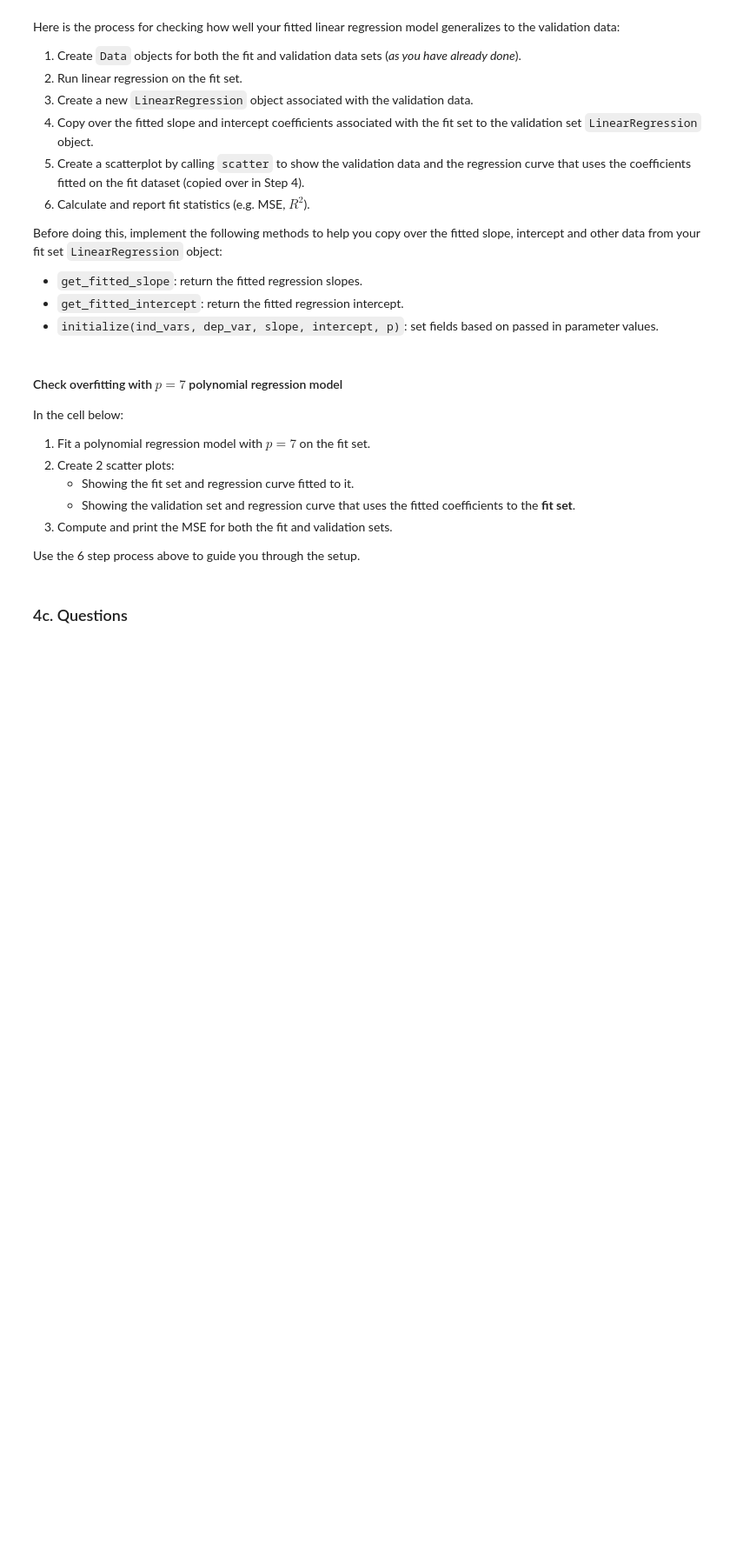
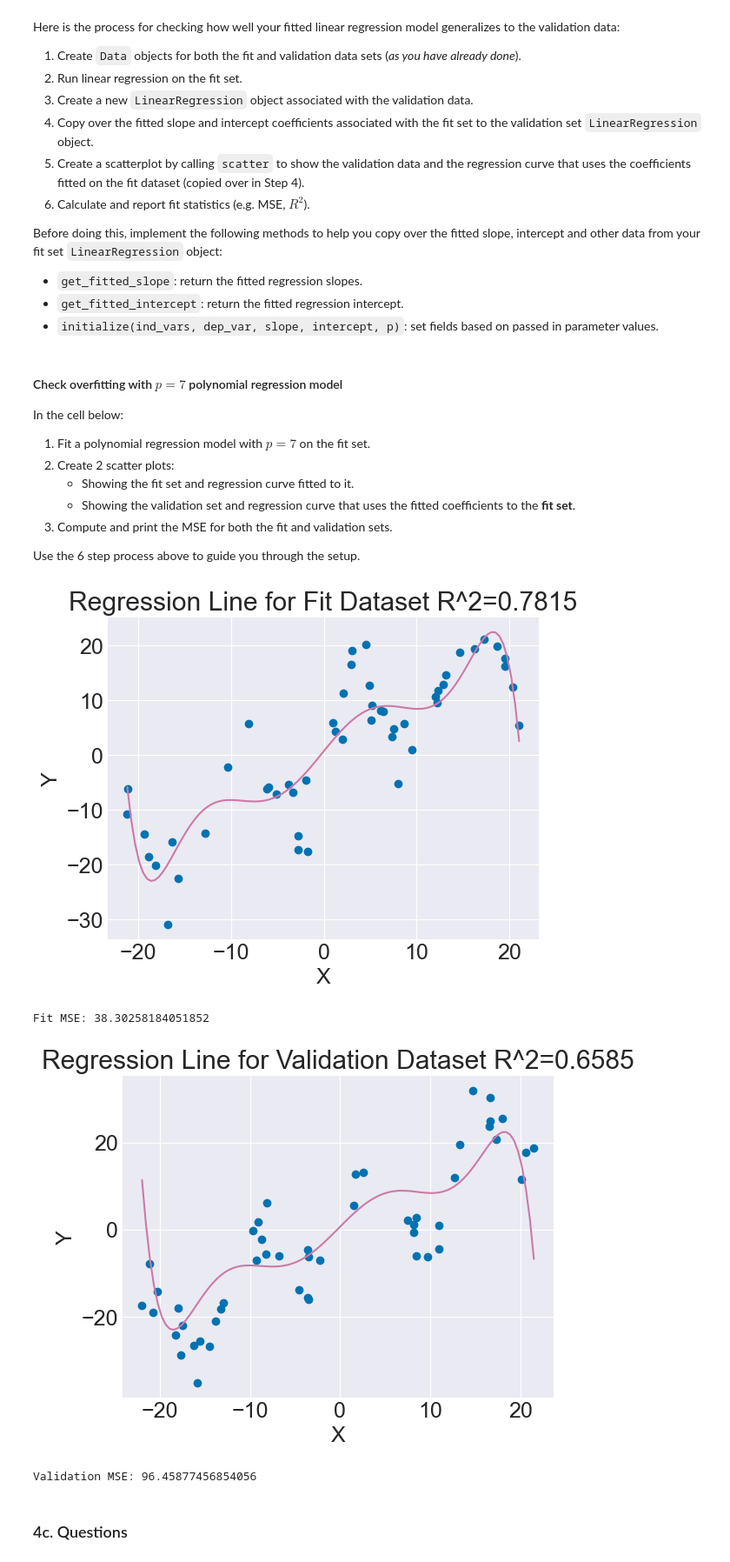
Before and after one commit to francisohara24/CS251, a Jupyter notebook: Week 4 & 5/Project3/polynomial_regression.ipynb, the cells around one changed output. Shown at 87% size. Drawn from its saved outputs; the diff is of its cells as text; code cells hidden in the pictures; blank space fills up the shorter version.

```diff
--- a/Week 4 & 5/Project3/polynomial_regression.ipynb
+++ b/Week 4 & 5/Project3/polynomial_regression.ipynb
@@ -121,3 +178,11 @@ The `poly_data.csv` dataset has 100 samples ($N=100$). In the cell below, split
 The data samples are already shuffled.
 
 *Hint: There is a helpful `Data` method for paring down a dataset into a certain range of samples.*
+# %%
+fit_data = data.Data("data/poly_data.csv")
+fit_data.limit_samples(0, 50)
+val_data = data.Data("data/poly_data.csv")
+val_data.limit_samples(50, 100)
+
+print(f"Fit Data:\n{fit_data.head()}")
+print(f"Validation Data:\n{val_data.head()}")
@@ -185,6 +263,24 @@ In the cell below:
 3. Compute and print the MSE for both the fit and validation sets.
 
 Use the 6 step process above to guide you through the setup.
+# %%
+lin_reg_fit = linear_regression.LinearRegression(fit_data)
+lin_reg_fit.poly_regression("X", "Y", 7)
+lin_reg_fit.scatter("X", "Y", "Regression Line for Fit Dataset")
+plt.show()
+print(f"Fit MSE: {lin_reg_fit.mse}")
+
+lin_reg_val = linear_regression.LinearRegression(val_data)
+lin_reg_val.initialize(["X"], "Y", lin_reg_fit.get_fitted_slope(), lin_reg_fit.get_fitted_intercept(), 7)
+
+lin_reg_val.scatter("X", "Y", "Regression Line for Validation Dataset")
+plt.show()
+print(f"Validation MSE: {lin_reg_val.mse}")
+# %% [output]
+[figure, added]
+Fit MSE: 38.30258184051852
+[figure, added]
+Validation MSE: 96.45877456854056
 # %% [markdown]
 ### 4c. Questions
 # %% [markdown]
```
Also changed, not shown: parts of 21 cells of this notebook, 2 other files.
